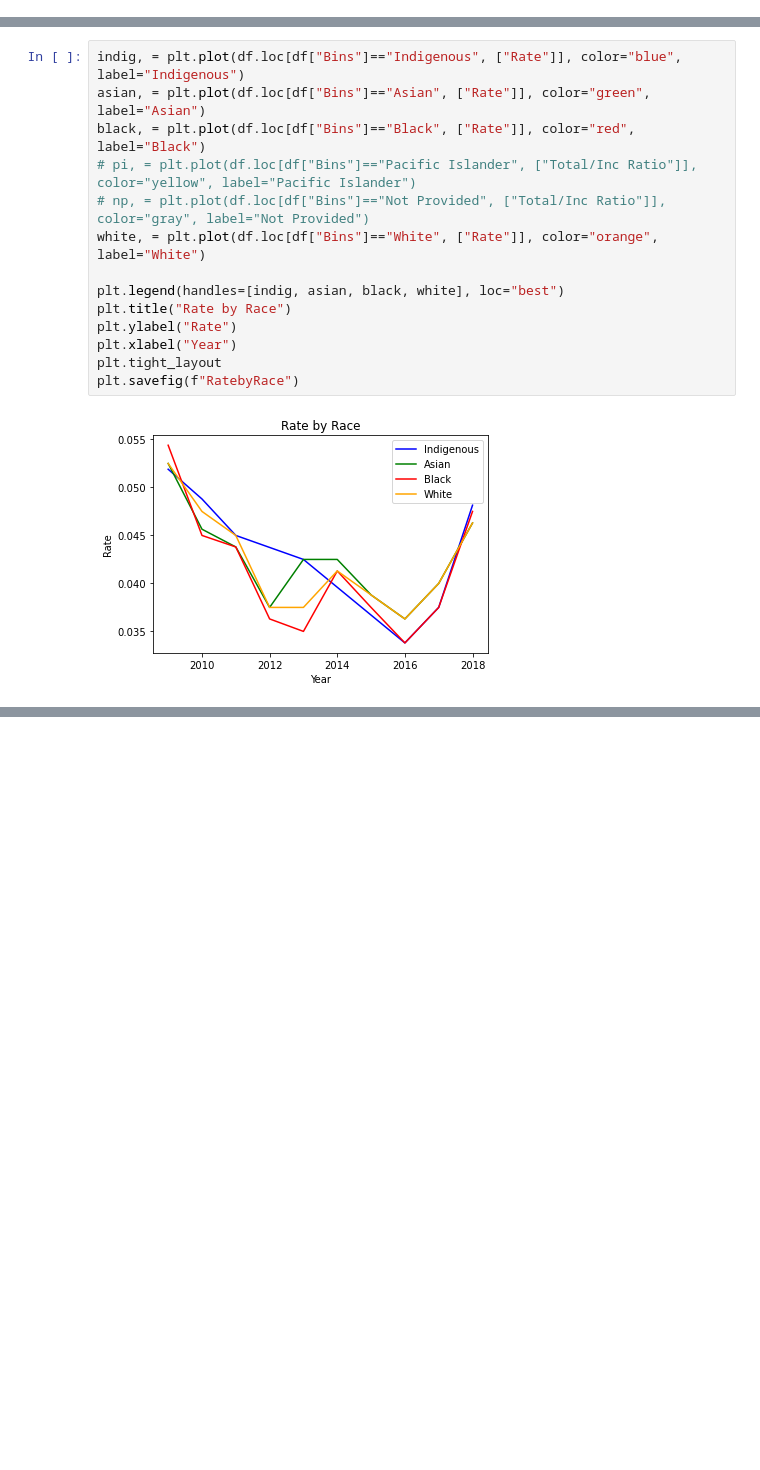
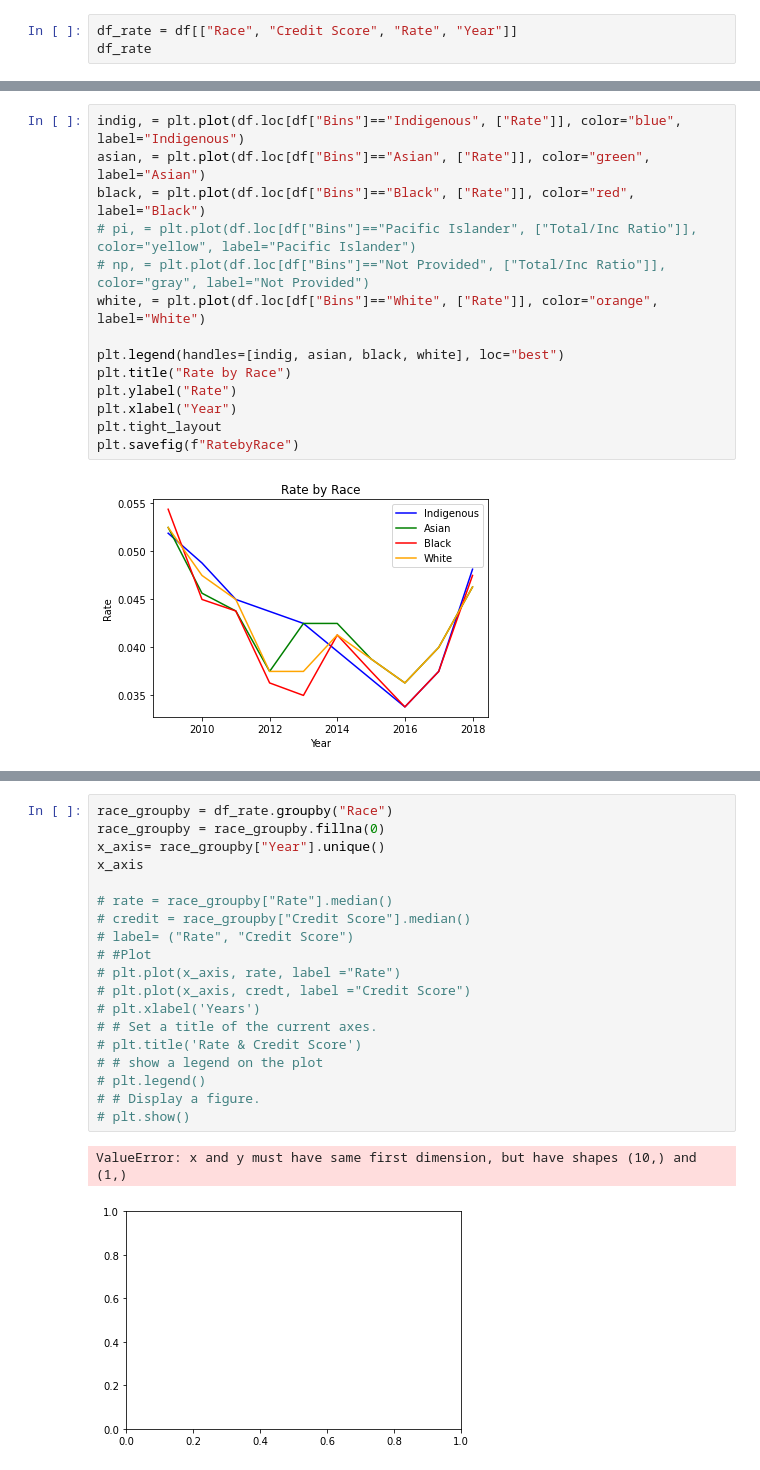
Before and after one commit to bmkennedyii/Project_1, a Jupyter notebook: race_income/race_income.ipynb, the cells around one changed output, grey strips where cells are left out. Drawn from its saved outputs; the diff is of its cells as text; blank space fills up the shorter version.

```diff
--- a/race_income/race_income.ipynb
+++ b/race_income/race_income.ipynb
@@ -41,3 +41,6 @@ df
 | 17160 | 2018 | 37 | 183 | 300000 | 78696 | 0.0475 | 0.9335 | 0.70 | PT07 | ... |
 | 17166 | 2018 | 37 | 119 | 345188 | 92940 | 0.0525 | 1.2543 | 0.80 | PT07 | ... |
 8736 rows × 14 columns
+# %%
+df_rate = df[["Race", "Credit Score", "Rate", "Year"]]
+df_rate
@@ -181,0 +208,22 @@ plt.savefig(f"RatebyRace")
+# %%
+race_groupby = df_rate.groupby("Race")
+race_groupby = race_groupby.fillna(0)
+x_axis= race_groupby["Year"].unique()
+x_axis
+
+# rate = race_groupby["Rate"].median()
+# credit = race_groupby["Credit Score"].median()
+# label= ("Rate", "Credit Score")
+# #Plot
+# plt.plot(x_axis, rate, label ="Rate")
+# plt.plot(x_axis, credt, label ="Credit Score")
+# plt.xlabel('Years')
+# # Set a title of the current axes.
+# plt.title('Rate & Credit Score')
+# # show a legend on the plot
+# plt.legend()
+# # Display a figure.
+# plt.show()
+# %% [output]
+ValueError: x and y must have same first dimension, but have shapes (10,) and (1,)
+[figure, added]
```
Also changed, not shown: parts of 2 cells of this notebook, 3 other files.
